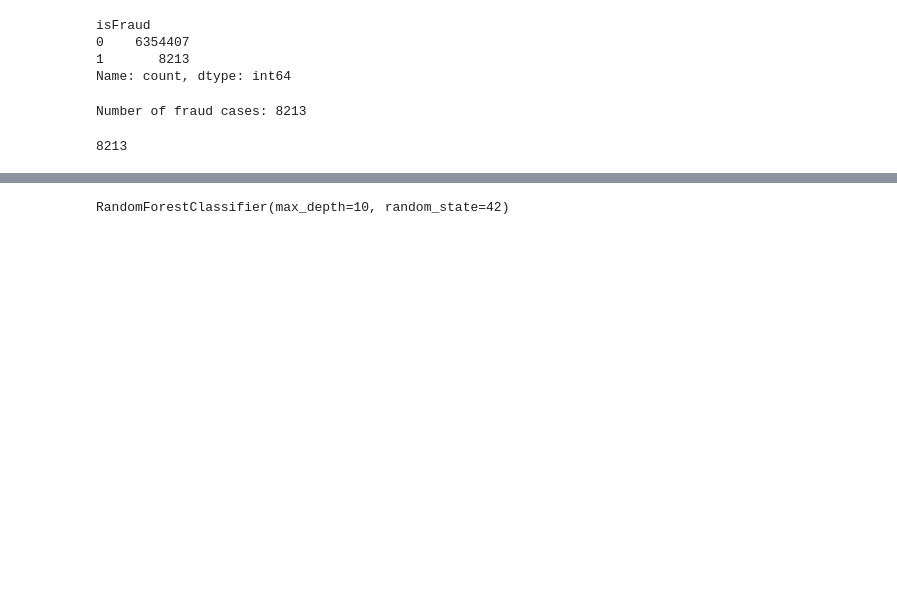
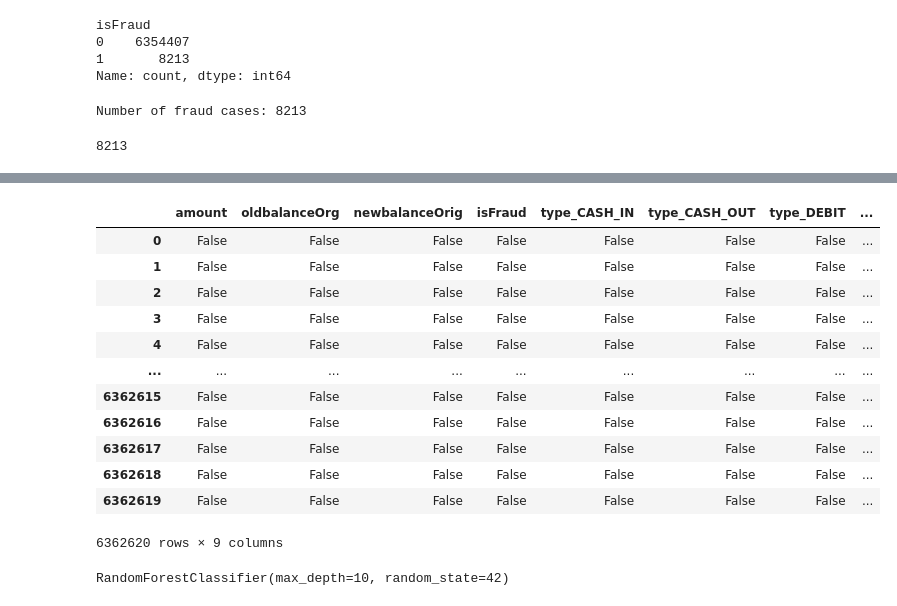
Before and after one commit to TahaHassan0/Fraud-Detection-Model, a Jupyter notebook: RandomForest.ipynb, the cells around one changed output, grey strips where cells are left out. Cells and saved outputs as stored; diff of their text form; code cells hidden in the pictures; blank space fills up the shorter version.

```diff
--- a/RandomForest.ipynb
+++ b/RandomForest.ipynb
@@ -89,3 +116,19 @@ y_balanced[y_balanced == 1].count()
+# %%
+data.isna()
+# %% [output]
+|  | amount | oldbalanceOrg | newbalanceOrig | isFraud | type_CASH_IN | type_CASH_OUT | type_DEBIT | ... |
+| 0 | False | False | False | False | False | False | False | ... |
+| 1 | False | False | False | False | False | False | False | ... |
+| 2 | False | False | False | False | False | False | False | ... |
+| 3 | False | False | False | False | False | False | False | ... |
+| 4 | False | False | False | False | False | False | False | ... |
+| ... | ... | ... | ... | ... | ... | ... | ... | ... |
+| 6362615 | False | False | False | False | False | False | False | ... |
+| 6362616 | False | False | False | False | False | False | False | ... |
+| 6362617 | False | False | False | False | False | False | False | ... |
+| 6362618 | False | False | False | False | False | False | False | ... |
+| 6362619 | False | False | False | False | False | False | False | ... |
+6362620 rows × 9 columns
 # %%
 # Split the dataset into training and testing sets
 X_train, X_test, y_train, y_test = train_test_split(X_balanced, y_balanced, test_size=0.2, random_state=42)
```
Also changed, not shown: parts of 9 cells of this notebook.
